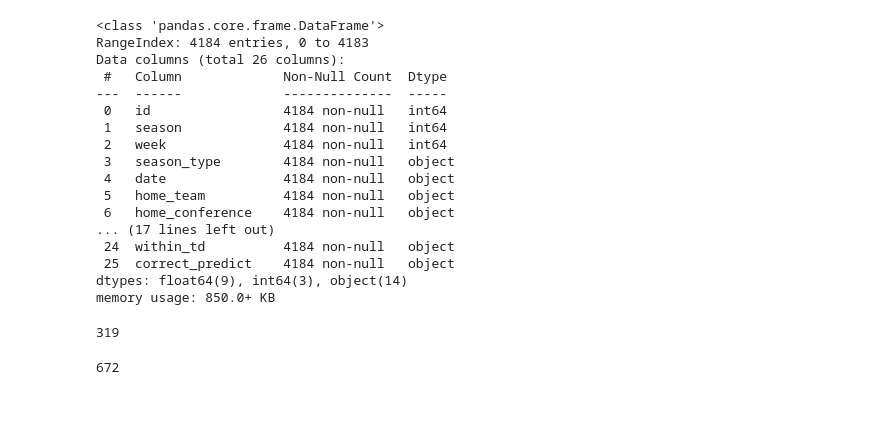
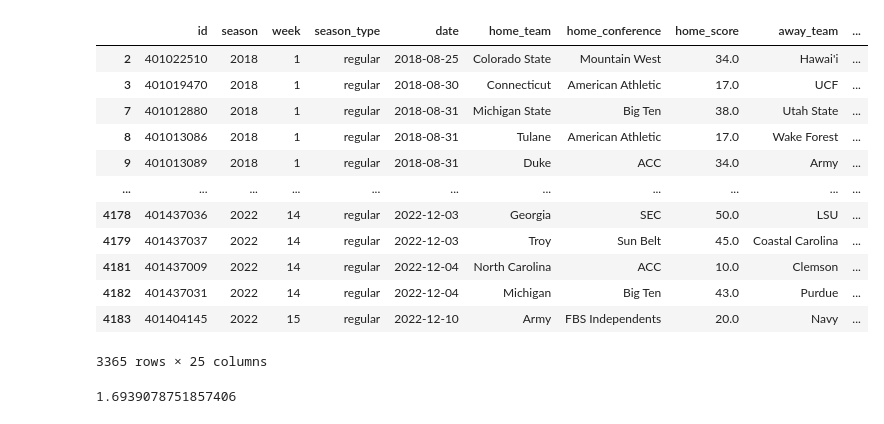
Before and after one commit to ajgrande615/DA9_CFB_Analysis, a Jupyter notebook: lines_data_ex.ipynb, the cells around one changed output. Cells and saved outputs as stored; diff of their text form; code cells hidden in the pictures.

```diff
--- a/lines_data_ex.ipynb
+++ b/lines_data_ex.ipynb
@@ -207,22 +197,2 @@ fav_20_cover.count('No')
-# %%
-lines.info()
-# %% [output]
-<class 'pandas.core.frame.DataFrame'>
-RangeIndex: 4184 entries, 0 to 4183
-Data columns (total 26 columns):
- #   Column             Non-Null Count  Dtype
----  ------             --------------  -----
- 0   id                 4184 non-null   int64
- 1   season             4184 non-null   int64
- 2   week               4184 non-null   int64
- 3   season_type        4184 non-null   object
- 4   date               4184 non-null   object
- 5   home_team          4184 non-null   object
- 6   home_conference    4184 non-null   object
-... (17 lines left out)
- 24  within_td          4184 non-null   object
- 25  correct_predict    4184 non-null   object
-dtypes: float64(9), int64(3), object(14)
-memory usage: 850.0+ KB
 # %%
 lines_fbs = lines[(lines['home_conference'].isin(fbs))&(lines['away_conference'].isin(fbs))]
@@ -231,8 +199,21 @@ season_2018 = lines_fbs[lines_fbs['season'] == 2018]
-# %%
-sum(season_2018['favorite'] == season_2018['covering_team'])
-# %% [output]
-319
-# %%
-len(season_2018['favorite'] == season_2018['covering_team'])
-# %% [output]
-672
+# %%
+lines_fbs
+# %% [output]
+|  | id | season | week | season_type | date | home_team | home_conference | home_score | away_team | ... |
+| 2 | 401022510 | 2018 | 1 | regular | 2018-08-25 | Colorado State | Mountain West | 34.0 | Hawai'i | ... |
+| 3 | 401019470 | 2018 | 1 | regular | 2018-08-30 | Connecticut | American Athletic | 17.0 | UCF | ... |
+| 7 | 401012880 | 2018 | 1 | regular | 2018-08-31 | Michigan State | Big Ten | 38.0 | Utah State | ... |
+| 8 | 401013086 | 2018 | 1 | regular | 2018-08-31 | Tulane | American Athletic | 17.0 | Wake Forest | ... |
+| 9 | 401013089 | 2018 | 1 | regular | 2018-08-31 | Duke | ACC | 34.0 | Army | ... |
+| ... | ... | ... | ... | ... | ... | ... | ... | ... | ... | ... |
+| 4178 | 401437036 | 2022 | 14 | regular | 2022-12-03 | Georgia | SEC | 50.0 | LSU | ... |
+| 4179 | 401437037 | 2022 | 14 | regular | 2022-12-03 | Troy | Sun Belt | 45.0 | Coastal Carolina | ... |
+| 4181 | 401437009 | 2022 | 14 | regular | 2022-12-04 | North Carolina | ACC | 10.0 | Clemson | ... |
+| 4182 | 401437031 | 2022 | 14 | regular | 2022-12-04 | Michigan | Big Ten | 43.0 | Purdue | ... |
+| 4183 | 401404145 | 2022 | 15 | regular | 2022-12-10 | Army | FBS Independents | 20.0 | Navy | ... |
+3365 rows × 25 columns
+# %%
+# % of time vegas hits the spread exactly
+((len(lines_fbs) - len(lines_fbs[lines_fbs['vegas_error']==0]))/len(lines_fbs)-1)*-1*100
+# %% [output]
+1.6939078751857406
```
Also changed, not shown: parts of 27 cells of this notebook, 3 other files.
